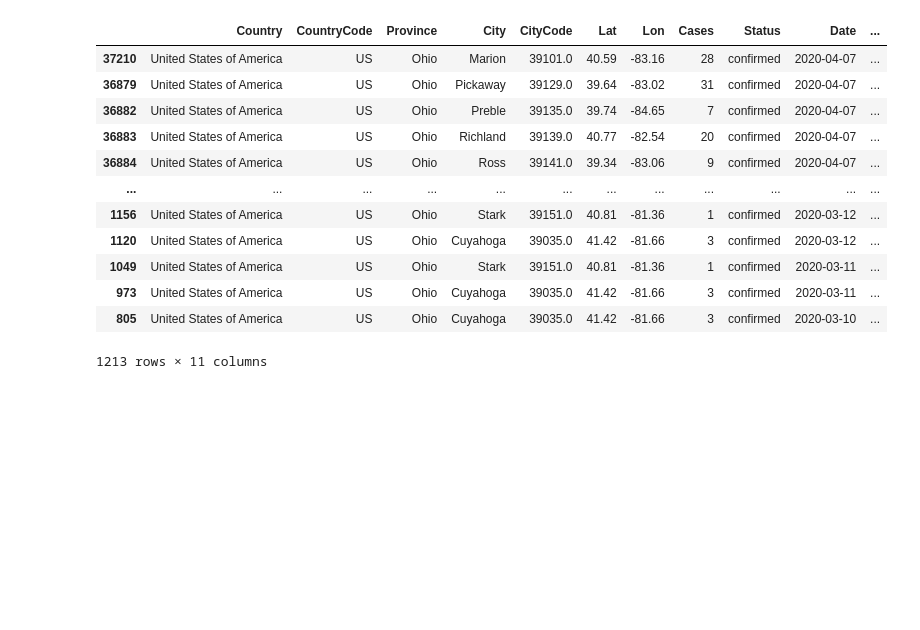
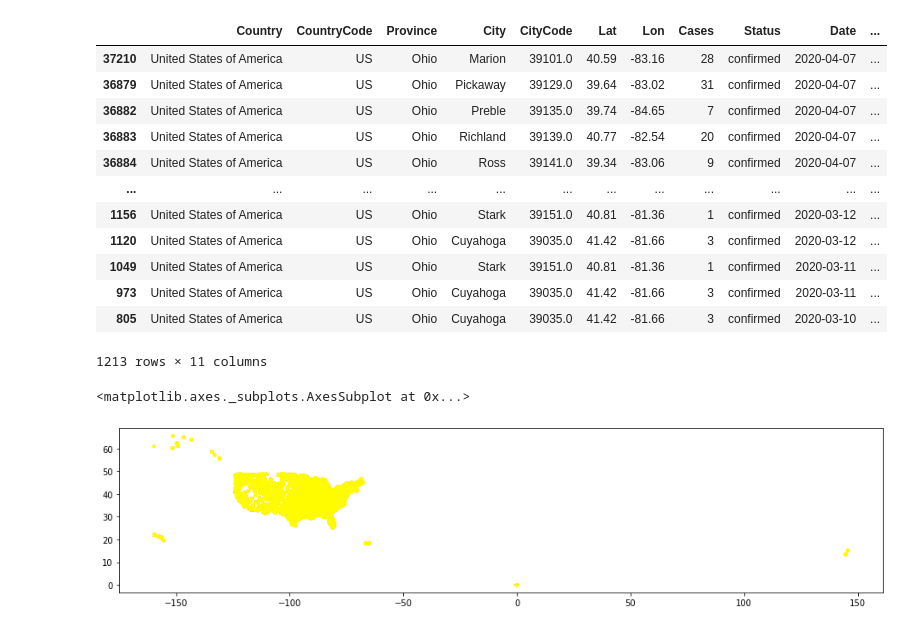
Before and after one commit to Kanaderu/covid, a Jupyter notebook: Ohio Cases.ipynb, the cells around one changed output. Saved outputs shown, nothing was run; the diff lists cells and outputs as text; code cells hidden in the pictures; blank space fills up the shorter version.

Commit message:
Updated to include country cases

```diff
--- a/Ohio Cases.ipynb
+++ b/Ohio Cases.ipynb
@@ -124,3 +124,12 @@ display(ohio_cases)
 | 973 | United States of America | US | Ohio | Cuyahoga | 39035.0 | 41.42 | -81.66 | 3 | confirmed | 2020-03-11 | ... |
 | 805 | United States of America | US | Ohio | Cuyahoga | 39035.0 | 41.42 | -81.66 | 3 | confirmed | 2020-03-10 | ... |
 1213 rows × 11 columns
+# %%
+country_gdf = gpd.GeoDataFrame(df, geometry=gpd.points_from_xy(df.Lon, df.Lat))
+
+plt.figure(figsize=(16,8))
+ax = plt.gca()
+country_gdf.plot(ax=ax, column='Date', cmap='autumn', markersize=10, legend_kwds={'loc': 'lower left'})
+# %% [output]
+<matplotlib.axes._subplots.AxesSubplot at 0x...>
+[figure, added]
```
Also changed, not shown: parts of 1 cell of this notebook.
